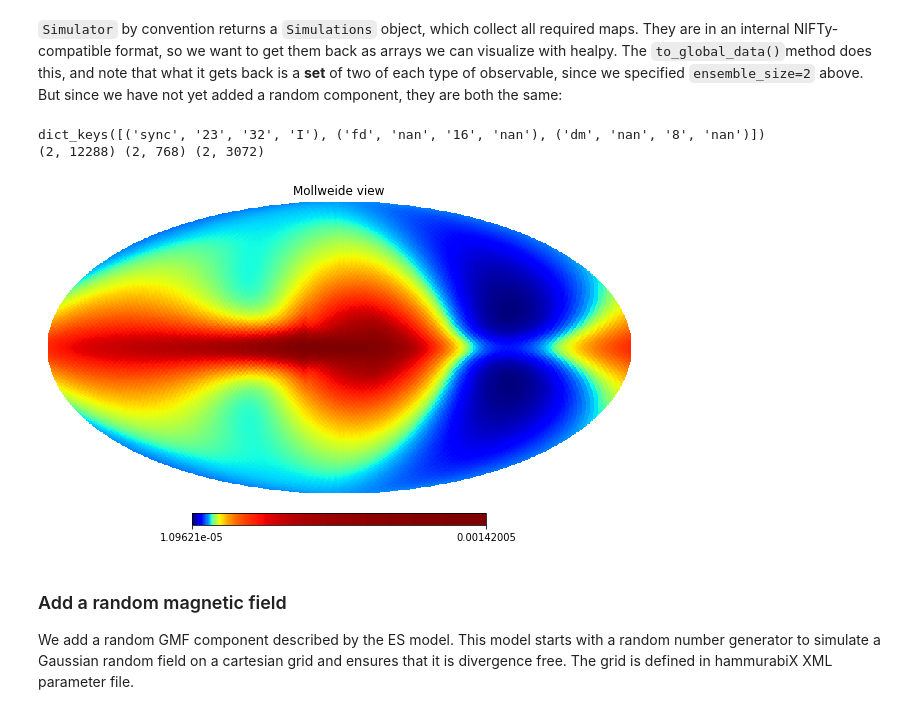
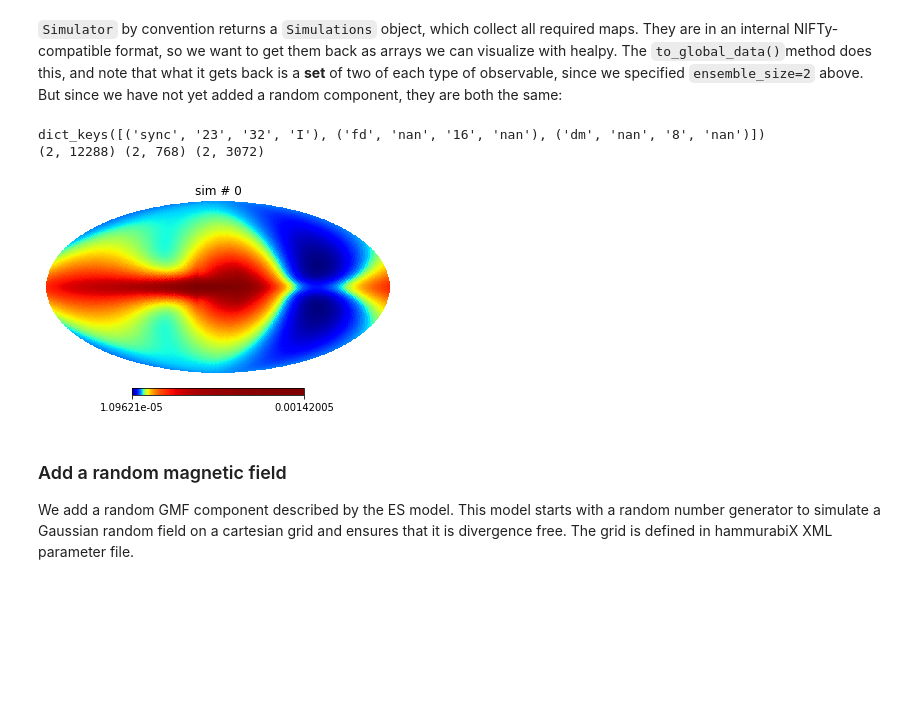
Before and after one commit to IMAGINE-Consortium/imagine, a Jupyter notebook: tutorials/tutorial_three.ipynb, the cells around one changed output. Cells and saved outputs as stored; diff of their text form; code cells hidden in the pictures; blank space fills up the shorter version.

```diff
--- a/tutorials/tutorial_three.ipynb
+++ b/tutorials/tutorial_three.ipynb
@@ -56,7 +56,7 @@ ensemble_size = 2
 
 ## Set up the BregWMAP field with the parameters you want:
 paramlist = {'b0': 6.0, 'psi0': 27.9, 'psi1': 1.3, 'chi0': 24.6}
-breg_wmap = BregWMAP(paramlist, ensemble_size)
+breg_wmap = BregLSA(paramlist, ensemble_size)
 
 ## Set up the analytic CR model CREAna
 paramlist = {'alpha': 3.0, 'beta': 0.0, 'theta': 0.0,
@@ -68,17 +68,17 @@ cre_ana = CREAna(paramlist, ensemble_size)
 
 ##  The free electron model based on YMW16, ie. FEregYMW16
 paramlist = dict()
-fereg_ymw16 = FEregYMW16(paramlist, ensemble_size)
+tereg_ymw16 = TEregYMW16(paramlist, ensemble_size)
 
 ## Push fields to the simulator object initialized above:
-simer.register_fields([breg_wmap, cre_ana, fereg_ymw16])
+simer.register_fields([breg_wmap, cre_ana, tereg_ymw16])
 
 # Check the initialization of the simulator object:
 simer._ham.print_par(['magneticfield', 'regular'])
 simer._ham.print_par(['magneticfield', 'regular', 'wmap'])
 simer._ham.print_par(['cre'])
 simer._ham.print_par(['cre', 'analytic'])
-simer._ham.print_par(['freeelectron', 'regular'])
+simer._ham.print_par(['thermalelectron', 'regular'])
 # %% [output]
 regular {'cue': '1', 'type': 'lsa'}
 |-->  lsa {}
@@ -101,23 +101,24 @@ regular {'cue': '1', 'type': 'ymw16'}
 # %% [markdown]
 Without running the IMAGINE pipeline itself, we illustrate how hammurabiX is invoked internally by the pipeline to generate one set of observables:
 # %%
-maps = simer([breg_wmap, cre_ana, fereg_ymw16])
+maps = simer([breg_wmap, cre_ana, tereg_ymw16])
 # %% [markdown]
 `Simulator` by convention returns a `Simulations` object, which collect all required maps.  They are in an internal NIFTy-compatible format, so we want to get them back as arrays we can visualize with healpy.  The `to_global_data()`method does this, and note that what it gets back is a **set** of two of each type of observable, since we specified `ensemble_size=2` above.  But since we have not yet added a random component, they are both the same:
 # %%
 print (maps.keys())
 
-sync_i_raw = maps[('sync','23','32','I')].to_global_data()
-dm_raw = maps[('dm', 'nan', '8', 'nan')].to_global_data()
-fd_raw = maps[('fd', 'nan', '16', 'nan')].to_global_data()
+sync_i_raw = maps[('sync','23','32','I')].data
+dm_raw = maps[('dm', 'nan', '8', 'nan')].data
+fd_raw = maps[('fd', 'nan', '16', 'nan')].data
 
 print (sync_i_raw.shape, dm_raw.shape, fd_raw.shape)
 
-hp.mollview(sync_i_raw[0], norm='hist', cmap='jet')
+matplotlib.rcParams['figure.figsize'] = (10.0, 4.0)
+hp.mollview(sync_i_raw[0], norm='hist', cmap='jet', sub=(1,2,1), title='sim # 0')
 # %% [output]
 dict_keys([('sync', '23', '32', 'I'), ('fd', 'nan', '16', 'nan'), ('dm', 'nan', '8', 'nan')])
 (2, 12288) (2, 768) (2, 3072)
-[figure, old version]
+[figure, new version]
 # %% [markdown]
 ### Add a random magnetic field
 
```
Also changed, not shown: parts of 5 cells of this notebook, 7 other files.
